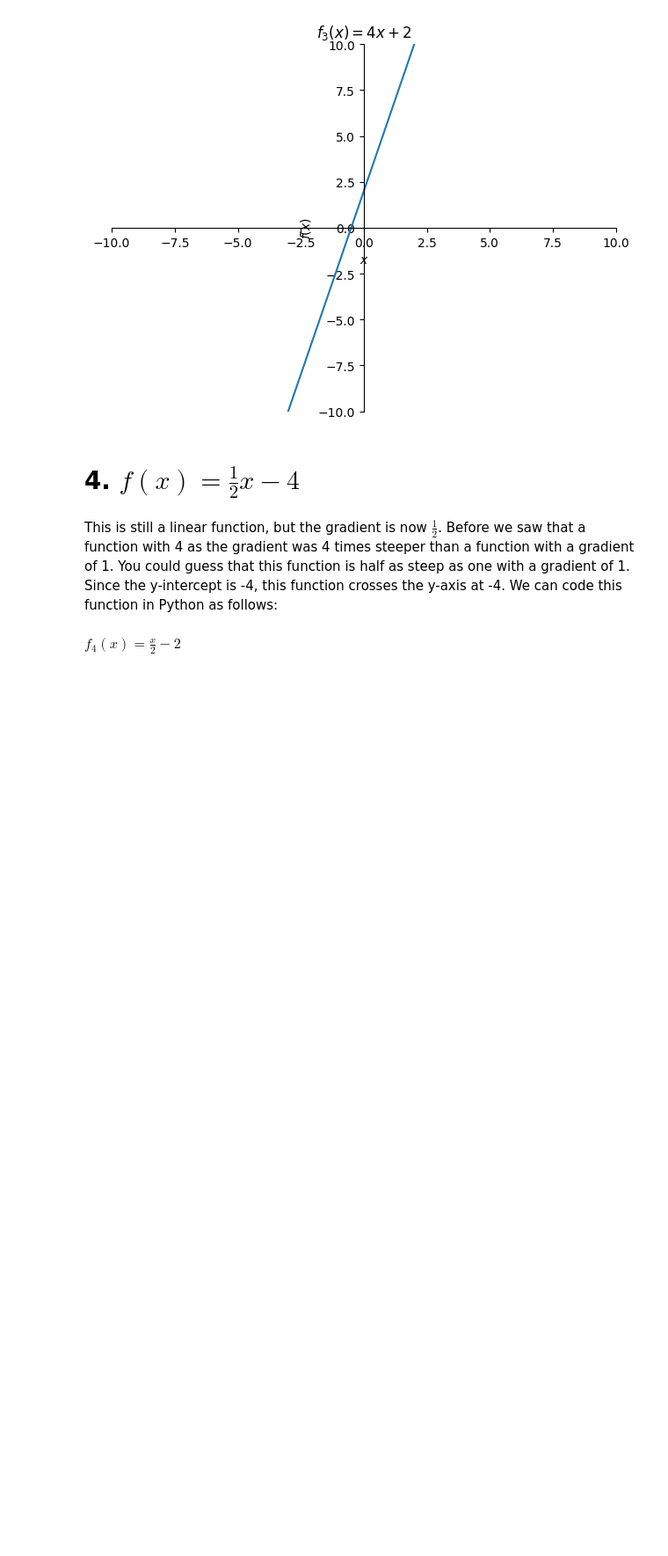
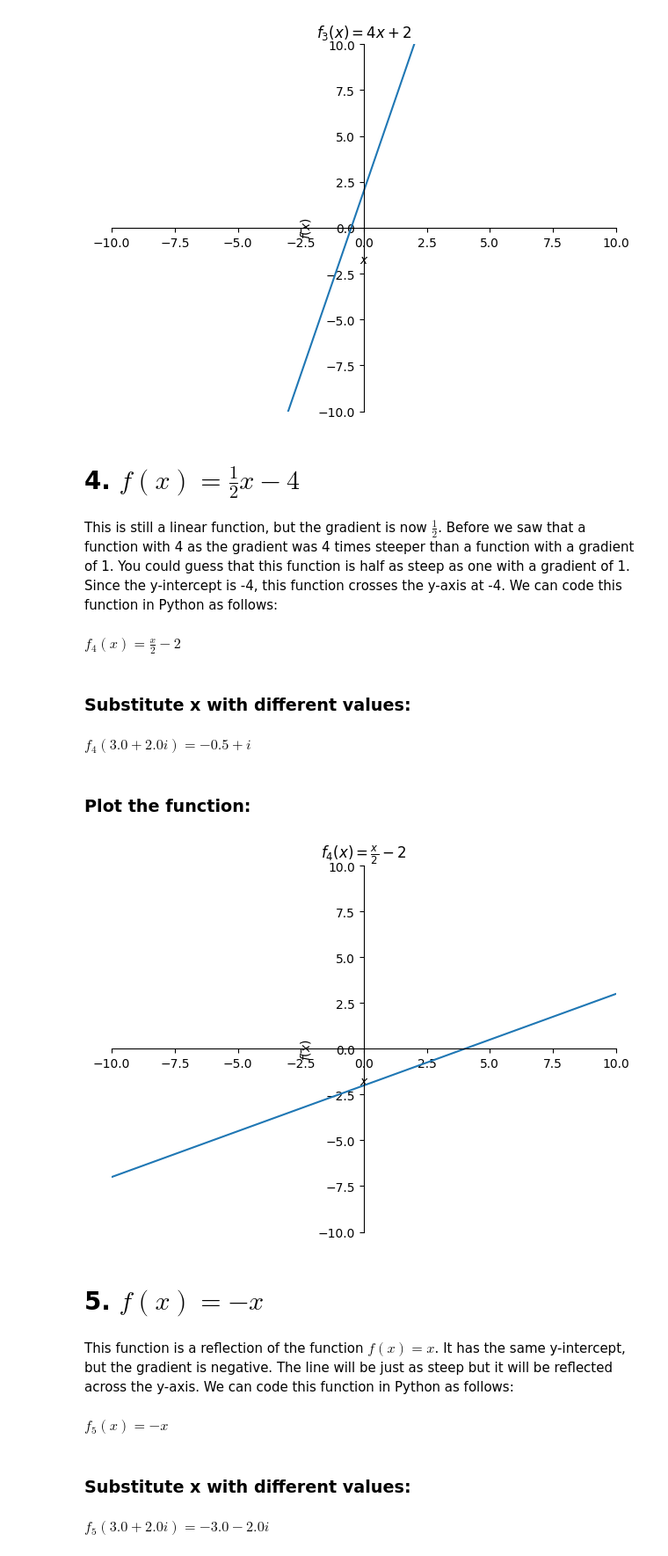
Before and after one commit to Melon-Mao/Python-repository, a Jupyter notebook: Data Analysis/Maths/basic_functions_plotting.ipynb, the cells around one changed output. Shown at 88% size. Saved outputs shown, nothing was run; the diff lists cells and outputs as text; code cells hidden in the pictures; blank space fills up the shorter version.

```diff
--- a/Data Analysis/Maths/basic_functions_plotting.ipynb
+++ b/Data Analysis/Maths/basic_functions_plotting.ipynb
@@ -121,3 +121,43 @@ f4 = sp.Eq(f4, sp.Rational(1, 2)*x - 2) # <~~ Here we set the function to be equ
 f4
 # %% [output]
 $\displaystyle f_{4}{\left(x \right)} = \frac{x}{2} - 2$
+# %% [markdown]
+### Substitute x with different values:
+# %%
+f4.subs(x, 1) # f(1) = 1/2*1 - 2 = -1.5
+f4.subs(x, 2) # f(2) = 1/2*2 - 2 = -1
+f4.subs(x, 5040) # f(5040) = 1/2*5040 - 2 = 2518.5
+f4.subs(x, -13) # f(-13) = 1/2*-13 - 2 = -9.5
+f4.subs(x, 3+2j) # f(3.0 + 2.0i) = 1/2*(3.0 + 2.0i) - 2 = -0.5 + i
+# %% [output]
+$\displaystyle f_{4}{\left(3.0 + 2.0 i \right)} = -0.5 + i$
+# %% [markdown]
+### Plot the function:
+# %%
+plot4 = sp.plot(f4.rhs, title=f"${sp.latex(f4)}$", xlim=(-10, 10), ylim=(-10, 10), axis_center=(0, 0))
+# %% [output]
+[figure, added]
+# %% [markdown]
+# 5. $f(x) = -x$
+# %% [markdown]
+This function is a reflection of the function $f(x) = x$. It has the same y-intercept, but the gradient is negative. The line will be just as steep but it will be reflected across the y-axis. We can code this function in Python as follows:
+# %%
+f5: sp.Eq | Any = sp.Function("f5")(x) # <~~ This is the function
+
+f5 = sp.Eq(f5, -x) # <~~ Here we set the function to be equal to -x
+
+f5
+# %% [output]
+$\displaystyle f_{5}{\left(x \right)} = - x$
+# %% [markdown]
+### Substitute x with different values:
+# %%
+f5.subs(x, 1) # f(1) = -1
+f5.subs(x, 2) # f(2) = -2
+f5.subs(x, 5040) # f(5040) = -5040
+f5.subs(x, -13) # f(-13) = 13
+f5.subs(x, 3+2j) # f(3.0 + 2.0i) = -3.0 - 2.0i
+
+# You can see that whatever value we substitute for x, the function returns the negative of that value
+# %% [output]
+$\displaystyle f_{5}{\left(3.0 + 2.0 i \right)} = -3.0 - 2.0 i$
```
Also changed, not shown: parts of 16 cells of this notebook.
